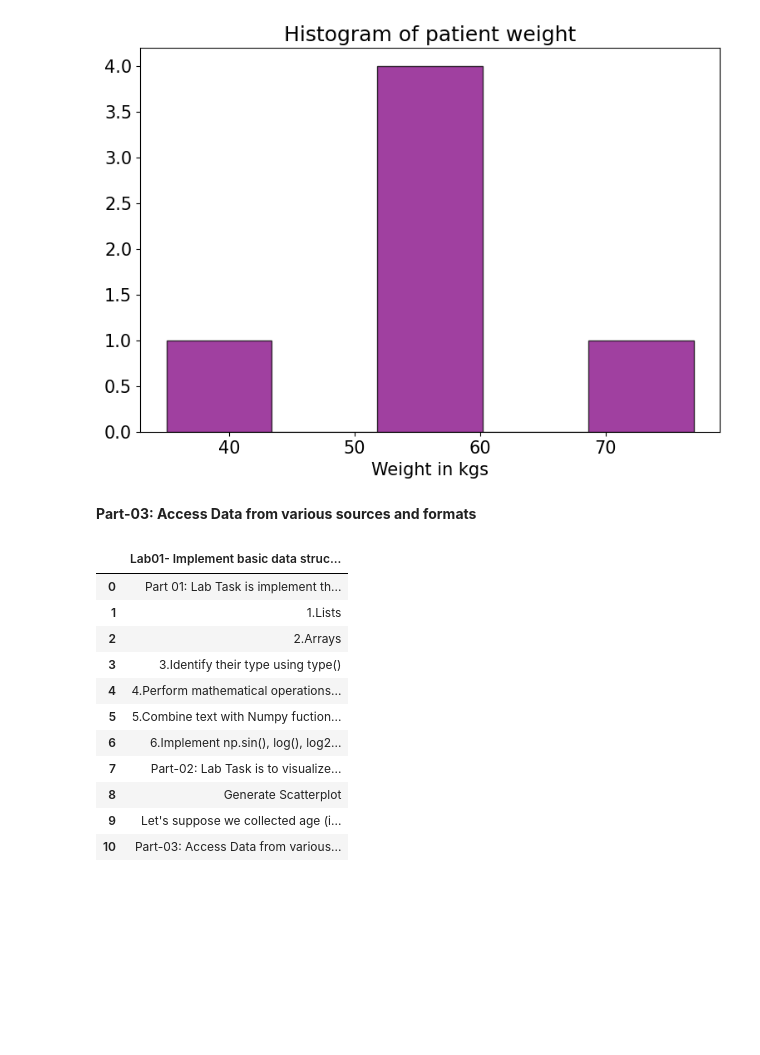
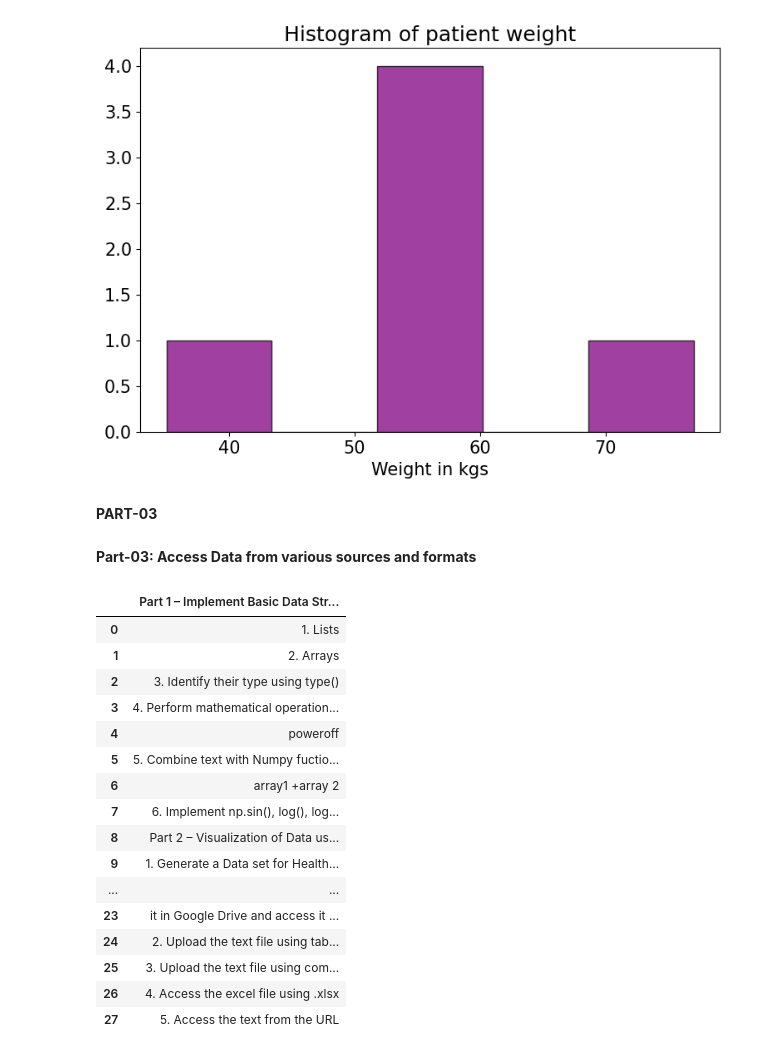
Before and after one commit to Mahesh-ch06/AIML_2303A52037, a Jupyter notebook: Lab1.ipynb, the cells around one changed output. Saved outputs shown, nothing was run; the diff lists cells and outputs as text; code cells hidden in the pictures; blank space fills up the shorter version.

```diff
--- a/Lab1.ipynb
+++ b/Lab1.ipynb
@@ -107,27 +111,34 @@ plt.yticks(fontsize=15)
 plt.show()
 # %% [output]
 [figure]
+# %% [markdown]
+**PART-03**
 # %% [markdown]
 **Part-03: Access Data from various sources and formats**
 # %%
 import numpy as np
 import pandas as pd
 # %%
-df1 = pd.read_table("Lab01-Text.txt")
+data1 = pd.read_table("Lab01-Text.txt")
-# %%
-df1
-# %% [output]
-|  | Lab01- Implement basic data struc... |
-| 0 | Part 01: Lab Task is implement th... |
-| 1 | 1.Lists |
-| 2 | 2.Arrays |
-| 3 | 3.Identify their type using type() |
-| 4 | 4.Perform mathematical operations... |
-| 5 | 5.Combine text with Numpy fuction... |
-| 6 | 6.Implement np.sin(), log(), log2... |
-| 7 | Part-02: Lab Task is to visualize... |
-| 8 | Generate Scatterplot |
-| 9 | Let's suppose we collected age (i... |
-| 10 | Part-03: Access Data from various... |
+# %%
+data1
+# %% [output]
+|  | Part 1 – Implement Basic Data Str... |
+| 0 | 1. Lists |
+| 1 | 2. Arrays |
+| 2 | 3. Identify their type using type() |
+| 3 | 4. Perform mathematical operation... |
+| 4 | poweroff |
+| 5 | 5. Combine text with Numpy fuctio... |
+| 6 | array1 +array 2 |
+| 7 | 6. Implement np.sin(), log(), log... |
+| 8 | Part 2 – Visualization of Data us... |
+| 9 | 1. Generate a Data set for Health... |
+| ... | ... |
+| 23 | it in Google Drive and access it ... |
+| 24 | 2. Upload the text file using tab... |
+| 25 | 3. Upload the text file using com... |
+| 26 | 4. Access the excel file using .xlsx |
+| 27 | 5. Access the text from the URL |
 # %%
 data2 = pd.read_csv("Lab01-Text.csv")
```
Also changed, not shown: parts of 12 cells of this notebook.
